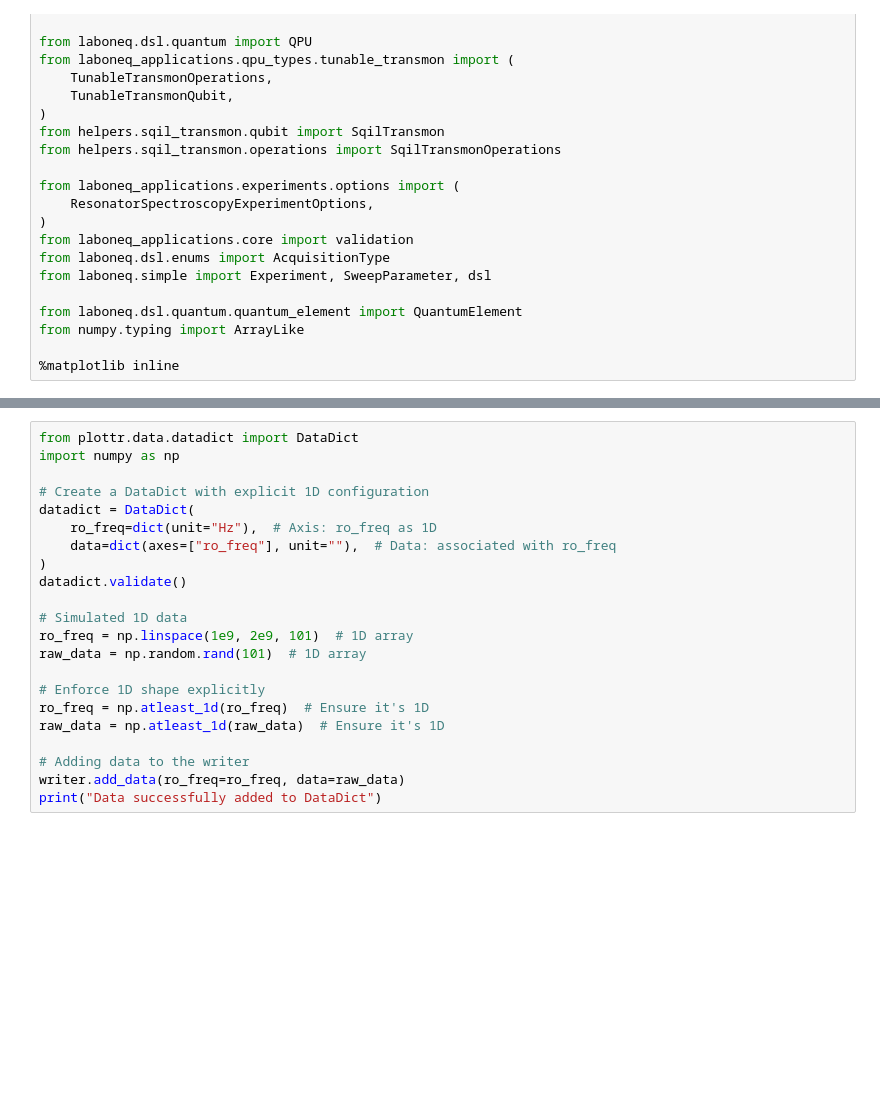
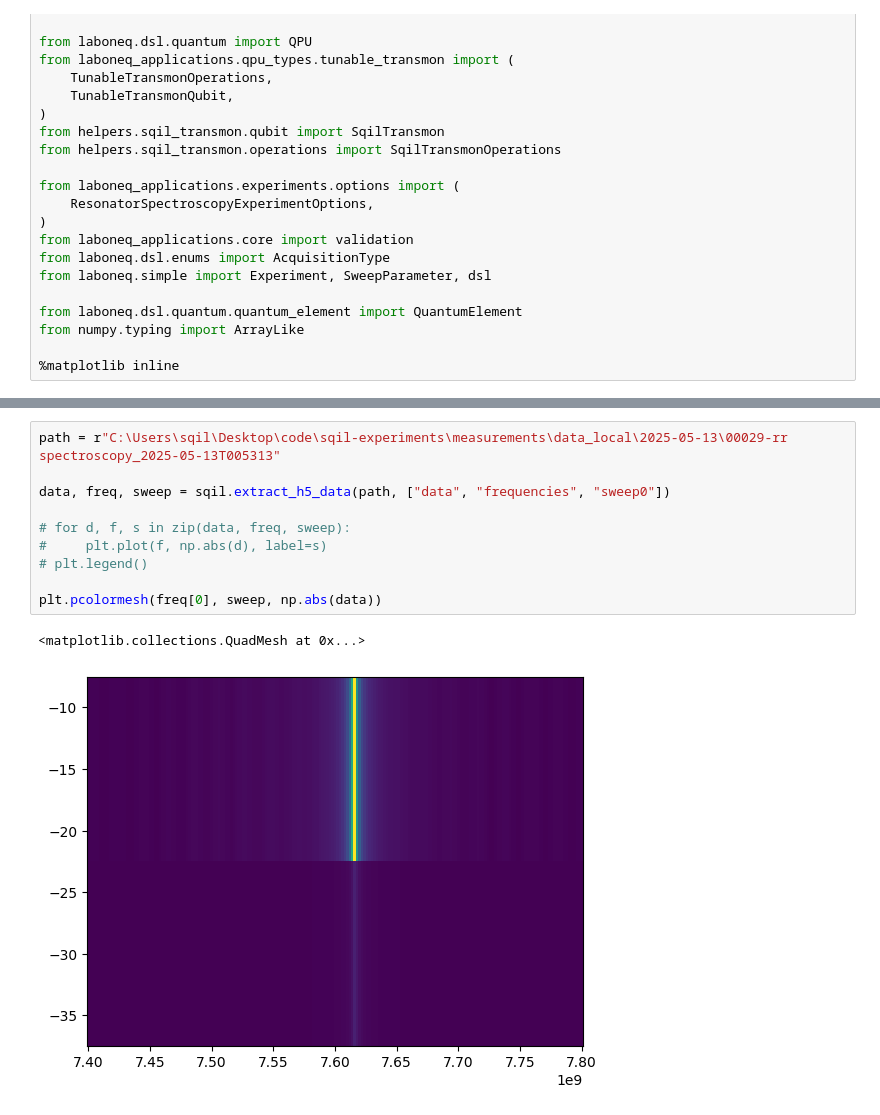
Before and after one commit to SQIL-EPFL/sqil-experiments, a Jupyter notebook: measurements/measure.ipynb, the cells around one changed output, grey strips where cells are left out. Drawn from its saved outputs; the diff is of its cells as text; blank space fills up the shorter version.

```diff
--- a/measurements/measure.ipynb
+++ b/measurements/measure.ipynb
@@ -125,22 +55,13 @@ data
-# %%
-from plottr.data.datadict import DataDict
-import numpy as np
-
-# Create a DataDict with explicit 1D configuration
-datadict = DataDict(
-    ro_freq=dict(unit="Hz"),  # Axis: ro_freq as 1D
-    data=dict(axes=["ro_freq"], unit=""),  # Data: associated with ro_freq
-)
-datadict.validate()
-
-# Simulated 1D data
-ro_freq = np.linspace(1e9, 2e9, 101)  # 1D array
-raw_data = np.random.rand(101)  # 1D array
-
-# Enforce 1D shape explicitly
-ro_freq = np.atleast_1d(ro_freq)  # Ensure it's 1D
-raw_data = np.atleast_1d(raw_data)  # Ensure it's 1D
-
-# Adding data to the writer
-writer.add_data(ro_freq=ro_freq, data=raw_data)
-print("Data successfully added to DataDict")
+# %%
+path = r"C:\Users\sqil\Desktop\code\sqil-experiments\measurements\data_local\2025-05-13\00029-rr spectroscopy_2025-05-13T005313"
+
+data, freq, sweep = sqil.extract_h5_data(path, ["data", "frequencies", "sweep0"])
+
+# for d, f, s in zip(data, freq, sweep):
+#     plt.plot(f, np.abs(d), label=s)
+# plt.legend()
+
+plt.pcolormesh(freq[0], sweep, np.abs(data))
+# %% [output]
+<matplotlib.collections.QuadMesh at 0x...>
+[figure, added]
```
Also changed, not shown: parts of 5 cells of this notebook, 2 other files.
